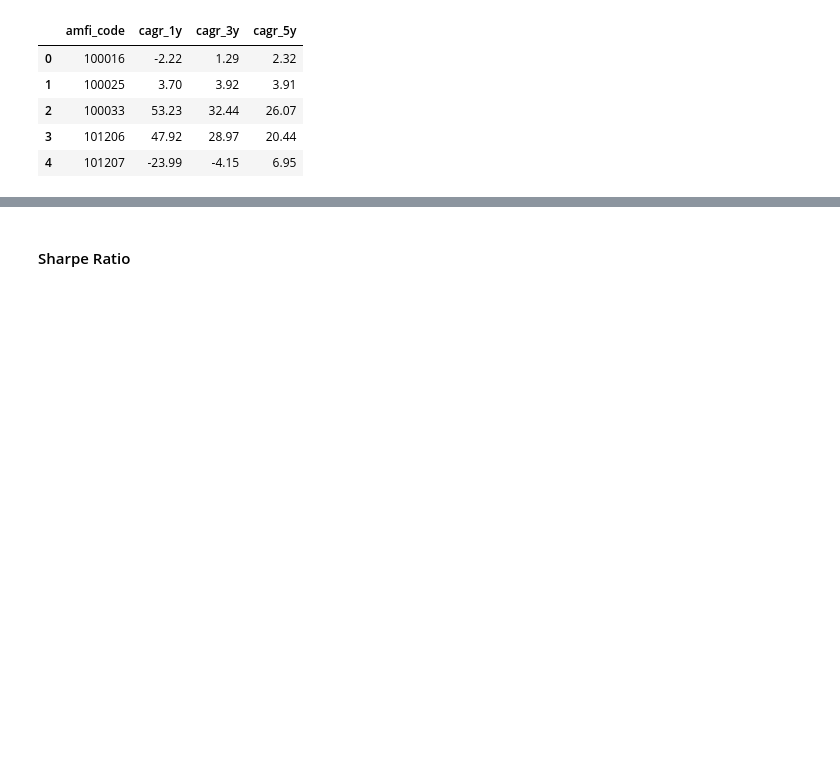
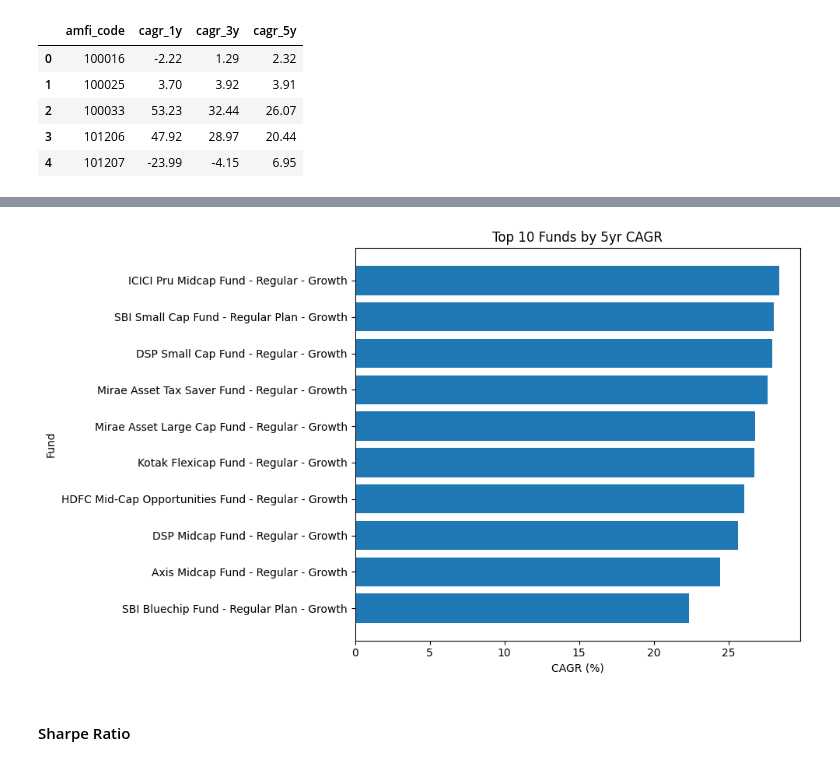
Before and after one commit to ankit-k-sah16/Mutual-Fund-Analytics-Platform, a Jupyter notebook: notebooks/04_Performance_Analytics.ipynb, the cells around one changed output, grey strips where cells are left out. Drawn from its saved outputs; the diff is of its cells as text; code cells hidden in the pictures; blank space fills up the shorter version.

Commit message:
Final: Complete Bluestock MF Capstone

```diff
--- a/notebooks/04_Performance_Analytics.ipynb
+++ b/notebooks/04_Performance_Analytics.ipynb
@@ -171,14 +176,14 @@ comparison_table.head()
 # %%
 ## Ranking Funds by 5 year CAGR
-comparison_table=comparison_table.sort_values("cagr_5y",ascending=False)
+comparison_table1=comparison_table.sort_values("cagr_5y",ascending=False)
 
-comparison_table.head(10)
+print(comparison_table1.head(10))
 
 # Saving the Comparison Table
-comparison_table.to_csv(
-    "D:/bluestock_mf_capstone/data/processed/fund_cagr_comparison.csv",
+comparison_table1.to_csv(
+    "D:/bluestock_mf_capstone/data/processed/fund_cagr_comparison1.csv",
     index=False
 )
 
-print("Saved: outputs/fund_cagr_comparison.csv")
+print("Saved: processed/fund_cagr_comparison.csv")
 # %% [output]
@@ -186,3 +207,25 @@ Saved: outputs/fund_cagr_comparison.csv
+# %%
+import matplotlib.pyplot as plt
+
+top10 = comparison_table1.head(10)
+
+plt.figure(figsize=(10,6))
+
+plt.barh(
+    top10["scheme_name"],
+    top10["cagr_5y"]
+)
+
+plt.xlabel("CAGR (%)")
+plt.ylabel("Fund")
+plt.title("Top 10 Funds by 5yr CAGR")
+
+plt.gca().invert_yaxis()  # highest on top
+
+plt.tight_layout()
+plt.show()
+# %% [output]
+[figure, added]
 # %% [markdown]
 #### Sharpe Ratio
 # %%
```
Also changed, not shown: parts of 2 cells of this notebook, 8 other files.
